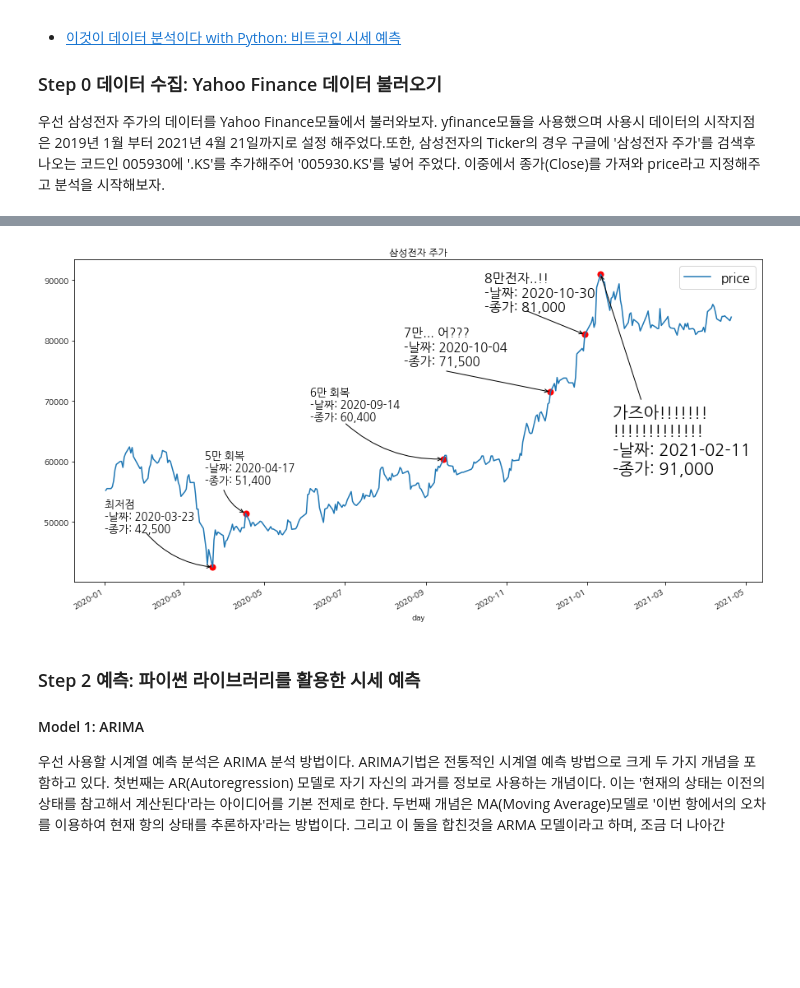
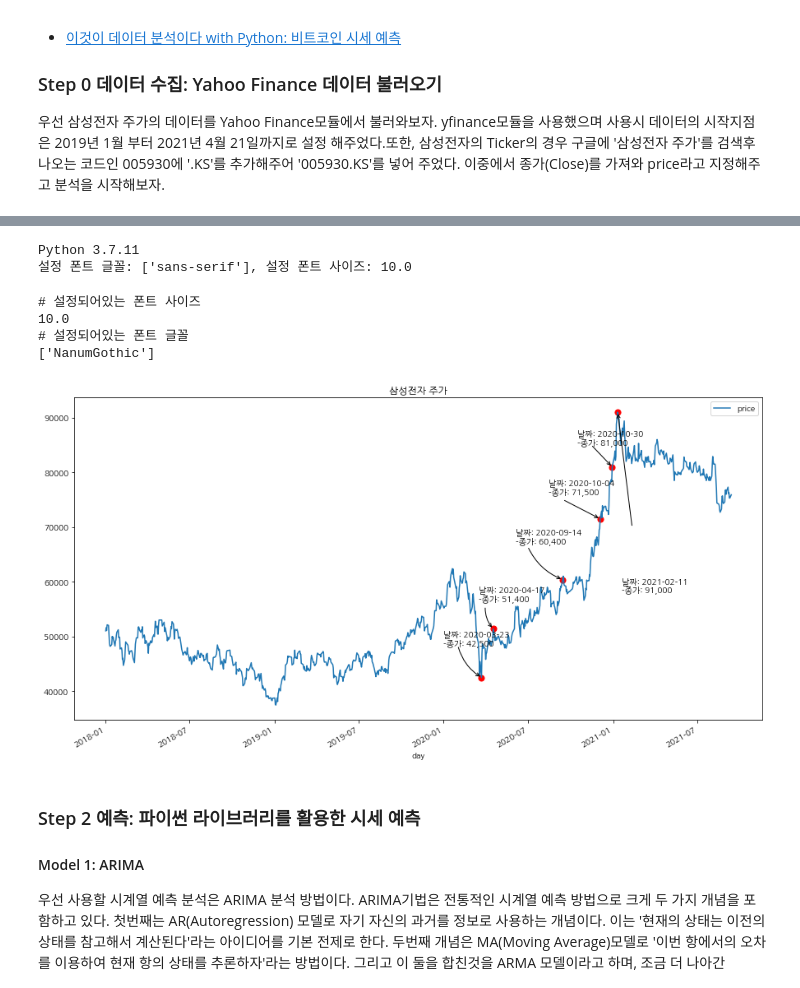
Before and after one commit to chaerui7967/stock_predict_news_and_youtube, a Jupyter notebook: lstm/[Python]_삼성전자_주가예측_머신러닝.ipynb, the cells around one changed output, grey strips where cells are left out. Drawn from its saved outputs; the diff is of its cells as text; code cells hidden in the pictures; blank space fills up the shorter version.

```diff
--- a/lstm/[Python]_삼성전자_주가예측_머신러닝.ipynb
+++ b/lstm/[Python]_삼성전자_주가예측_머신러닝.ipynb
@@ -17,13 +36,19 @@
 import pandas as pd
 import numpy as np
 import matplotlib.pyplot as plt
-import yfinance as yf
+import datetime
+# import yfinance as yf
+# 주식가격 로딩
+import FinanceDataReader as fdr
 
+# 야후 라이브러리로 하는 방법
+# samsung_df = yf.download('005930.KS',
+#                       start='2020-01-01',
+#                       end='2021-04-21',
+#                       progress=False)
 
-samsung_df = yf.download('005930.KS',
-                      start='2020-01-01',
-                      end='2021-04-21',
-                      progress=False)
+end_date = datetime.datetime.now().strftime("%Y%m%d")
+samsung_df = fdr.DataReader('005930', start = '20180101', end = end_date)
 
 samsung_df = samsung_df[["Close"]]
 
@@ -91,0 +162,10 @@ samsung_test_df
+# %%
+# 현재 설정되어 있는 폰트 사이즈와 글꼴
+!python --version
+def current_font():
+  print(f"설정 폰트 글꼴: {plt.rcParams['font.family']}, 설정 폰트 사이즈: {plt.rcParams['font.size']}")  # 파이썬 3.6 이상 사용가능
+
+current_font()
+# %% [output]
+Python 3.7.11
+설정 폰트 글꼴: ['sans-serif'], 설정 폰트 사이즈: 10.0
@@ -92,3 +174,13 @@ samsung_test_df
+# %%
+print('# 설정되어있는 폰트 사이즈')
+print (plt.rcParams['font.size'] )
+print('# 설정되어있는 폰트 글꼴')
+print (plt.rcParams['font.family'] )
+# %% [output]
+# 설정되어있는 폰트 사이즈
+10.0
+# 설정되어있는 폰트 글꼴
+['NanumGothic']
 # %%
 import platform
 
@@ -102,7 +194,7 @@ elif platform.system() == 'Windows':
     font_name = font_manager.FontProperties(fname=path).get_name()
     rc('font', family=font_name)
 elif platform.system() == 'Linux':
-    path = "/usr/share/fonts/NanumFont/NanumGothic.ttf"
+    path = "/usr/share/fonts/truetype/nanum/NanumGothic.ttf"
     font_name = font_manager.FontProperties(fname=path).get_name()
     plt.rc('font', family=font_name)
 else:
@@ -117,7 +209,7 @@ ax.annotate('', xy=('2020-03-23' ,42500.0), xytext=('2020-02-01', 48300.0),
                             connectionstyle="arc3,rad=0.2"),
            )
 
-plt.text('2020-01-01',48300, "최저점 \n-날짜: 2020-03-23 \n-종가: 42,500",fontsize=13)
+plt.text('2020-01-01',48300, "날짜: 2020-03-23 \n-종가: 42,500")
 
 # 5만
 ax.annotate('', xy=('2020-04-17' ,51400.0), xytext=('2020-03-31', 55500),
@@ -125,7 +217,7 @@ ax.annotate('', xy=('2020-04-17' ,51400.0), xytext=('2020-03-31', 55500),
                             connectionstyle="arc3,rad=0.2"),
            )
 
-plt.text('2020-03-17',56400, "5만 회복 \n-날짜: 2020-04-17\n-종가: 51,400",fontsize=13)
+plt.text('2020-03-17',56400, "날짜: 2020-04-17\n-종가: 51,400")
 
 # 6만
 ax.annotate('', xy=('2020-09-14' ,60400.0), xytext=('2020-07-01', 66400),
@@ -133,7 +225,7 @@ ax.annotate('', xy=('2020-09-14' ,60400.0), xytext=('2020-07-01', 66400),
                             connectionstyle="arc3,rad=0.2"),
            )
 
-plt.text('2020-06-05',66900, "6만 회복 \n-날짜: 2020-09-14\n-종가: 60,400",fontsize=13)
+plt.text('2020-06-05',66900, "날짜: 2020-09-14\n-종가: 60,400")
 
 # 7만
 ax.annotate('', xy=('2020-12-04' ,71500.0), xytext=('2020-09-15', 75000),
@@ -141,37 +233,37 @@ ax.annotate('', xy=('2020-12-04' ,71500.0), xytext=('2020-09-15', 75000),
                             connectionstyle="arc3,rad=0"),
            )
 
-plt.text('2020-08-15',76000, "7만... 어??? \n-날짜: 2020-10-04\n-종가: 71,500",fontsize=15)
+plt.text('2020-08-15',76000, "날짜: 2020-10-04\n-종가: 71,500")
 
 # 8만
 ax.annotate('', xy=('2020-12-30' ,81000.0), xytext=('2020-11-15', 85000),
             arrowprops=dict(arrowstyle="->",
                             connectionstyle="arc3,rad=0"),
            )
 
-plt.text('2020-10-15',85000, "8만전자..!! \n-날짜: 2020-10-30\n-종가: 81,000",fontsize=16)
+plt.text('2020-10-15',85000, "날짜: 2020-10-30\n-종가: 81,000")
 
 # 9만
 ax.annotate('', xy=('2021-01-11' ,91000.0), xytext=('2021-02-11', 70000),
             arrowprops=dict(arrowstyle="->",
                             connectionstyle="arc3,rad=0"),
            )
 
-plt.text('2021-01-20',58000, "가즈아!!!!!!! \n!!!!!!!!!!!!! \n-날짜: 2021-02-11\n-종가: 91,000",fontsize=20)
+plt.text('2021-01-20',58000, "날짜: 2021-02-11\n-종가: 91,000")
 
 
 
 # Scatter plot 추가
 y1 = ['2020-03-23','2020-04-17' ,'2020-09-14','2020-12-04','2020-12-30','2021-01-11']
 y2 = [42500,51400,60400,71500,81000,91000]
 
 
 plt.scatter(y1,y2,s=50,color='r')
 
 plt.title("삼성전자 주가")
 plt.show()
 # %% [output]
-[figure, old version]
+[figure, new version]
 # %% [markdown]
 ### Step 2 예측: 파이썬 라이브러리를 활용한 시세 예측
 
```
Also changed, not shown: parts of 31 cells of this notebook.
